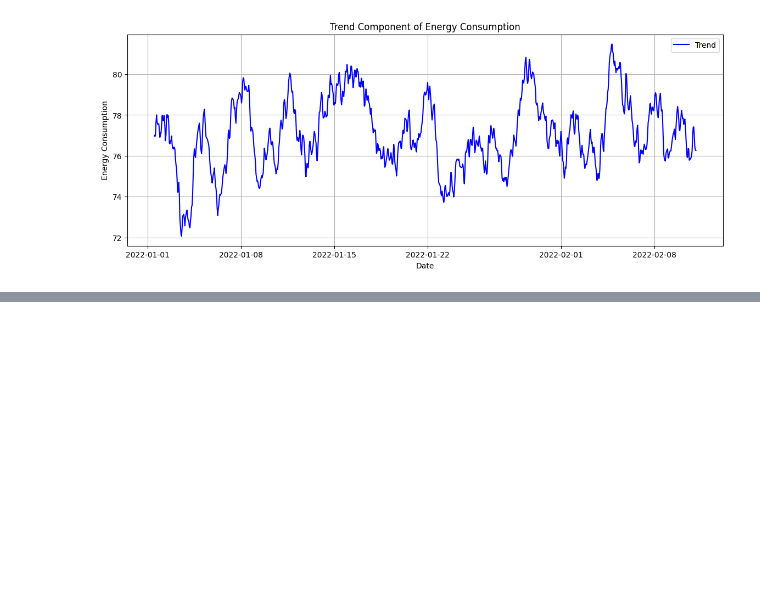
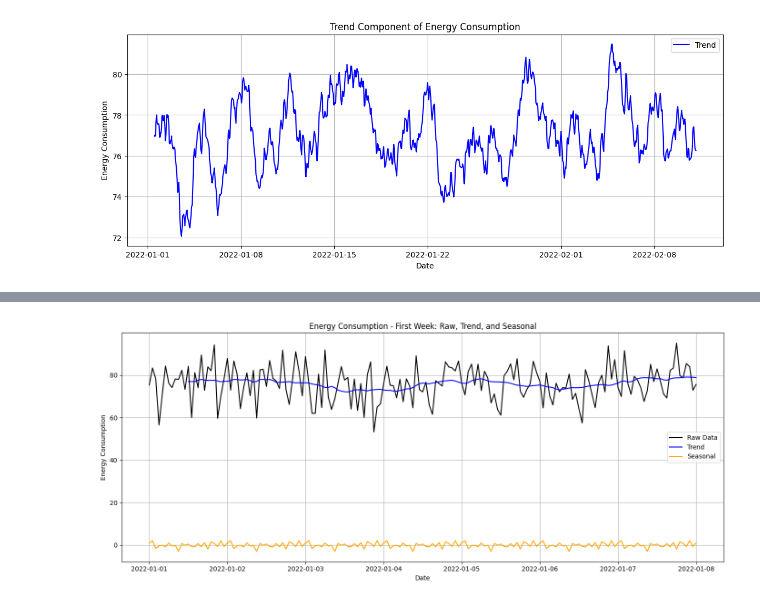
Before and after one commit to vijaivimu/TimeSeriesAnalysis, a Jupyter notebook: src/dataExploration.ipynb, the cells around one changed output, grey strips where cells are left out. Saved outputs shown, nothing was run; the diff lists cells and outputs as text; code cells hidden in the pictures; blank space fills up the shorter version.

```diff
--- a/src/dataExploration.ipynb
+++ b/src/dataExploration.ipynb
@@ -368,0 +397,23 @@ plt.show()
+# %%
+import matplotlib.pyplot as plt
+
+# Filter the first week of data (assuming datetime index is sorted)
+start_date = df.index.min()
+end_date = start_date + pd.Timedelta(days=7)
+
+# Plot
+plt.figure(figsize=(14, 6))
+
+plt.plot(df.loc[start_date:end_date, 'EnergyConsumption'], label='Raw Data', color='black')
+plt.plot(result.trend.loc[start_date:end_date], label='Trend', color='blue')
+plt.plot(result.seasonal.loc[start_date:end_date], label='Seasonal', color='orange')
+
+plt.title('Energy Consumption - First Week: Raw, Trend, and Seasonal')
+plt.xlabel('Date')
+plt.ylabel('Energy Consumption')
+plt.legend()
+plt.grid(True)
+plt.tight_layout()
+plt.show()
+# %% [output]
+[figure, added]
```
Also changed, not shown: parts of 3 cells of this notebook.
